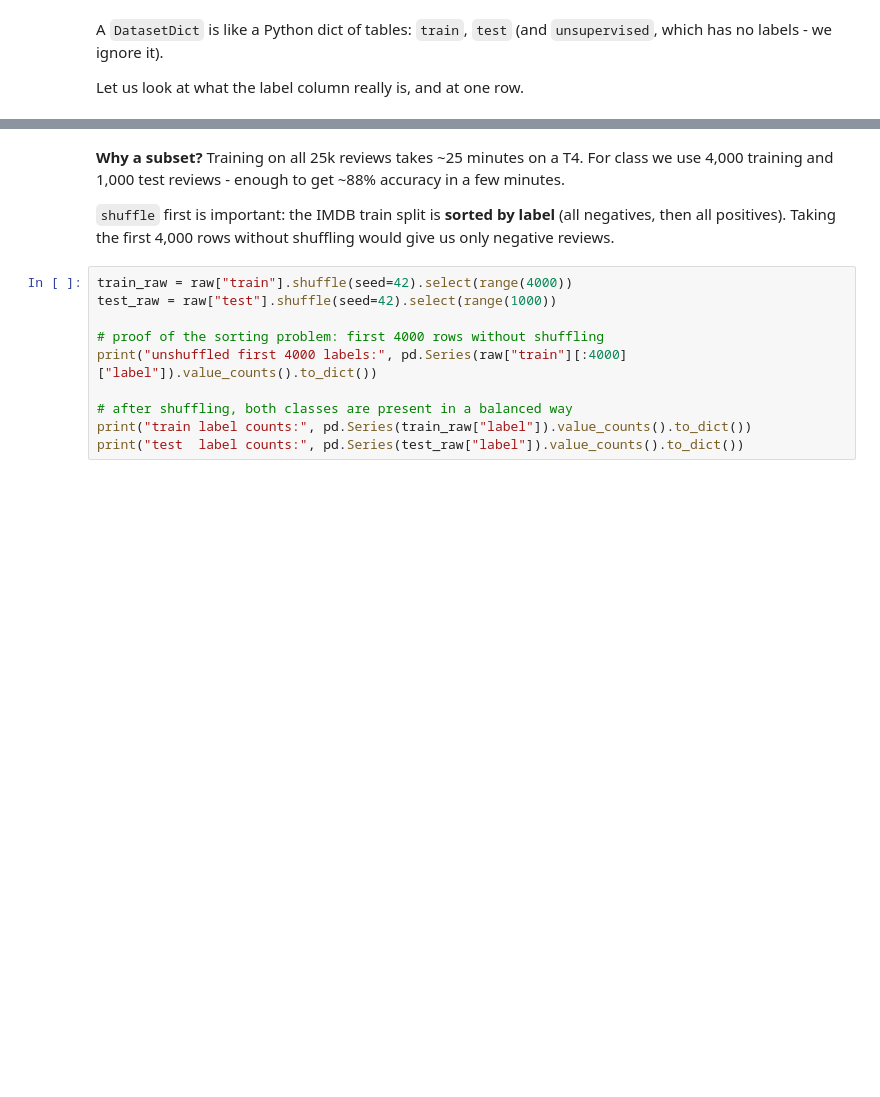
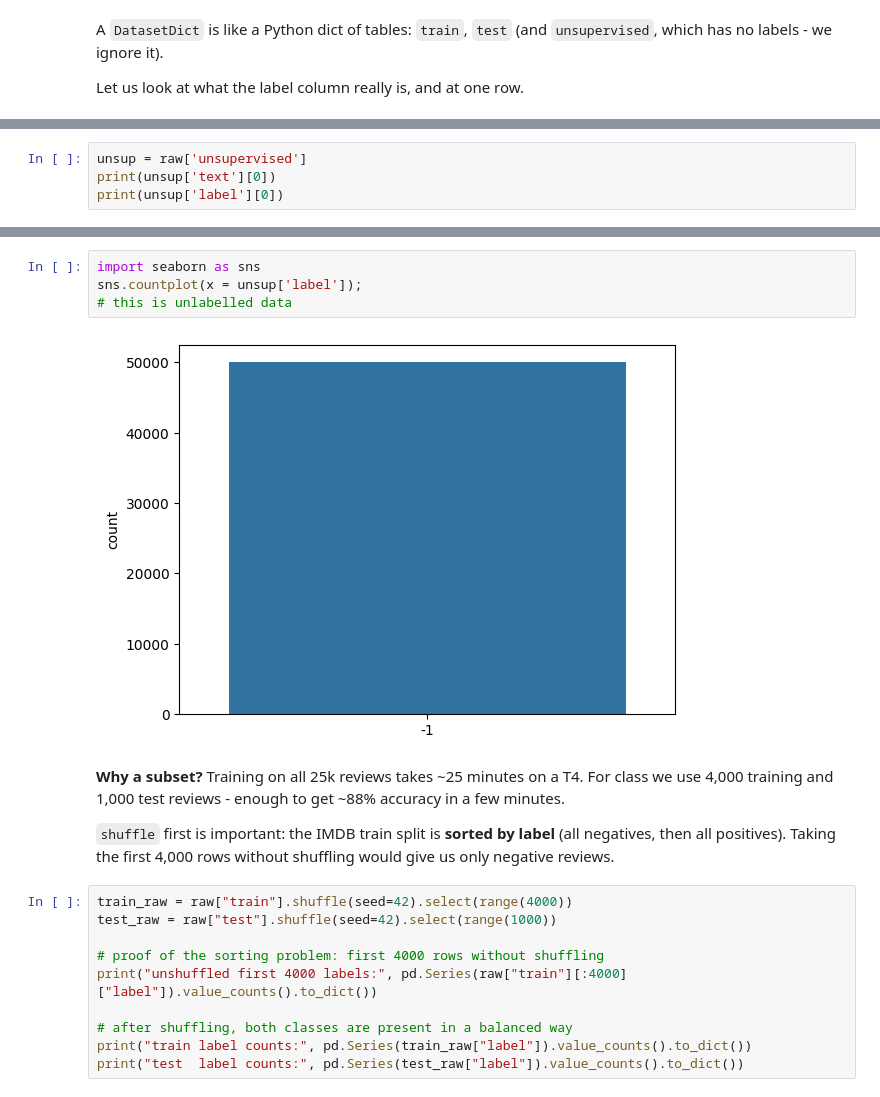
Before and after one commit to AdityaThakare72/MITU_post_hf_oct, a Jupyter notebook: 1finetuning_hf_oct10.ipynb, the cells around one changed output, grey strips where cells are left out. Cells and saved outputs as stored; diff of their text form; blank space fills up the shorter version.

```diff
--- a/1finetuning_hf_oct10.ipynb
+++ b/1finetuning_hf_oct10.ipynb
@@ -112,0 +152,4 @@ print("text :", sample["text"][:500], "...")
+# %%
+unsup = raw['unsupervised']
+print(unsup['text'][0])
+print(unsup['label'][0])
@@ -113,3 +165,9 @@ print("text :", sample["text"][:500], "...")
+# %%
+import seaborn as sns
+sns.countplot(x = unsup['label']);
+# this is unlabelled data
+# %% [output]
+[figure, added]
 # %% [markdown]
 **Why a subset?** Training on all 25k reviews takes ~25 minutes on a T4. For class we use 4,000 training and 1,000 test reviews - enough to get ~88% accuracy in a few minutes.
 
```
Also changed, not shown: parts of 37 cells of this notebook.
